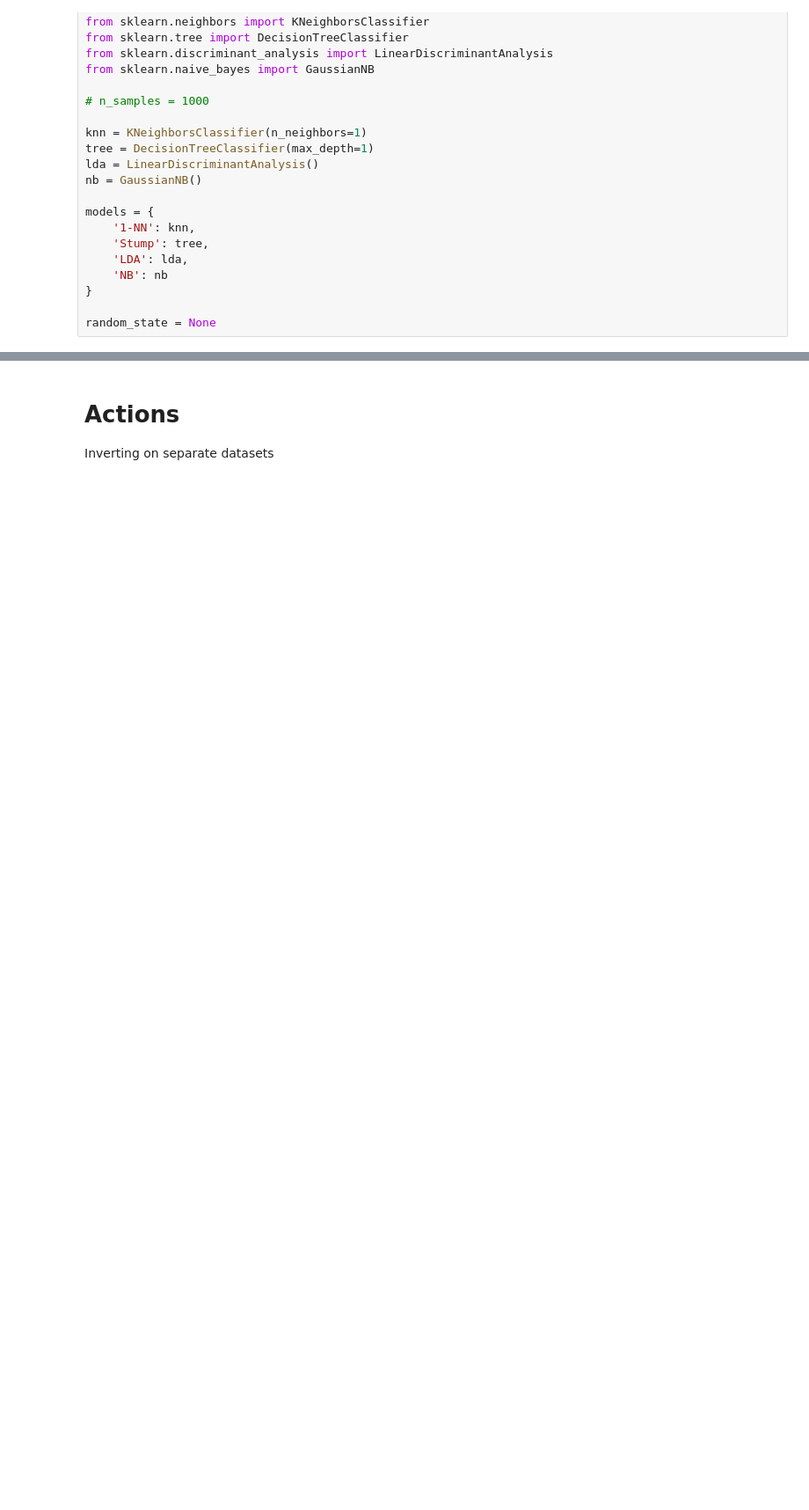
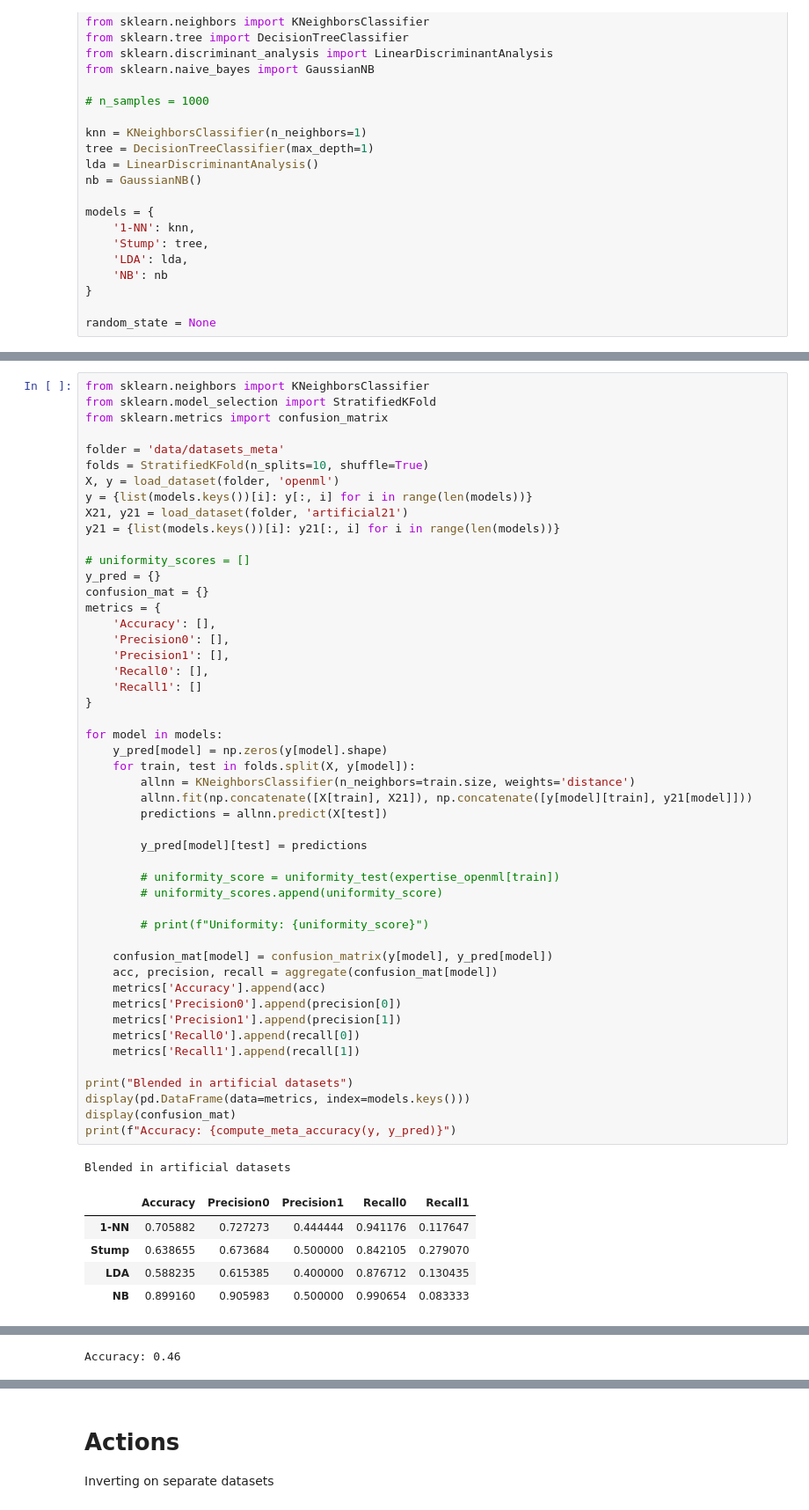
Before and after one commit to liakify/finalyearproject, a Jupyter notebook: notebook.ipynb, the cells around one changed output, grey strips where cells are left out. Shown at 88% size. Cells and saved outputs as stored; diff of their text form; blank space fills up the shorter version.

```diff
--- a/notebook.ipynb
+++ b/notebook.ipynb
@@ -67,0 +222,56 @@ uniformity_test(df.to_numpy())
+# %%
+from sklearn.neighbors import KNeighborsClassifier
+from sklearn.model_selection import StratifiedKFold
+from sklearn.metrics import confusion_matrix
+
+folder = 'data/datasets_meta'
+folds = StratifiedKFold(n_splits=10, shuffle=True)
+X, y = load_dataset(folder, 'openml')
+y = {list(models.keys())[i]: y[:, i] for i in range(len(models))}
+X21, y21 = load_dataset(folder, 'artificial21')
+y21 = {list(models.keys())[i]: y21[:, i] for i in range(len(models))}
+
+# uniformity_scores = []
+y_pred = {}
+confusion_mat = {}
+metrics = {
+    'Accuracy': [],
+    'Precision0': [],
+    'Precision1': [],
+    'Recall0': [],
+    'Recall1': []
+}
+
+for model in models:
+    y_pred[model] = np.zeros(y[model].shape)
+    for train, test in folds.split(X, y[model]):
+        allnn = KNeighborsClassifier(n_neighbors=train.size, weights='distance')
+        allnn.fit(np.concatenate([X[train], X21]), np.concatenate([y[model][train], y21[model]]))
+        predictions = allnn.predict(X[test])
+
+        y_pred[model][test] = predictions
+
+        # uniformity_score = uniformity_test(expertise_openml[train])
+        # uniformity_scores.append(uniformity_score)
+
+        # print(f"Uniformity: {uniformity_score}")
+
+    confusion_mat[model] = confusion_matrix(y[model], y_pred[model])
+    acc, precision, recall = aggregate(confusion_mat[model])
+    metrics['Accuracy'].append(acc)
+    metrics['Precision0'].append(precision[0])
+    metrics['Precision1'].append(precision[1])
+    metrics['Recall0'].append(recall[0])
+    metrics['Recall1'].append(recall[1])
+
+print("Blended in artificial datasets")
+display(pd.DataFrame(data=metrics, index=models.keys()))
+display(confusion_mat)
+print(f"Accuracy: {compute_meta_accuracy(y, y_pred)}")
+# %% [output]
+Blended in artificial datasets
+|  | Accuracy | Precision0 | Precision1 | Recall0 | Recall1 |
+| 1-NN | 0.705882 | 0.727273 | 0.444444 | 0.941176 | 0.117647 |
+| Stump | 0.638655 | 0.673684 | 0.500000 | 0.842105 | 0.279070 |
+| LDA | 0.588235 | 0.615385 | 0.400000 | 0.876712 | 0.130435 |
+| NB | 0.899160 | 0.905983 | 0.500000 | 0.990654 | 0.083333 |
@@ -67,0 +286 @@ uniformity_test(df.to_numpy())
+Accuracy: 0.46
```
Also changed, not shown: parts of 25 cells of this notebook, 16 other files.
